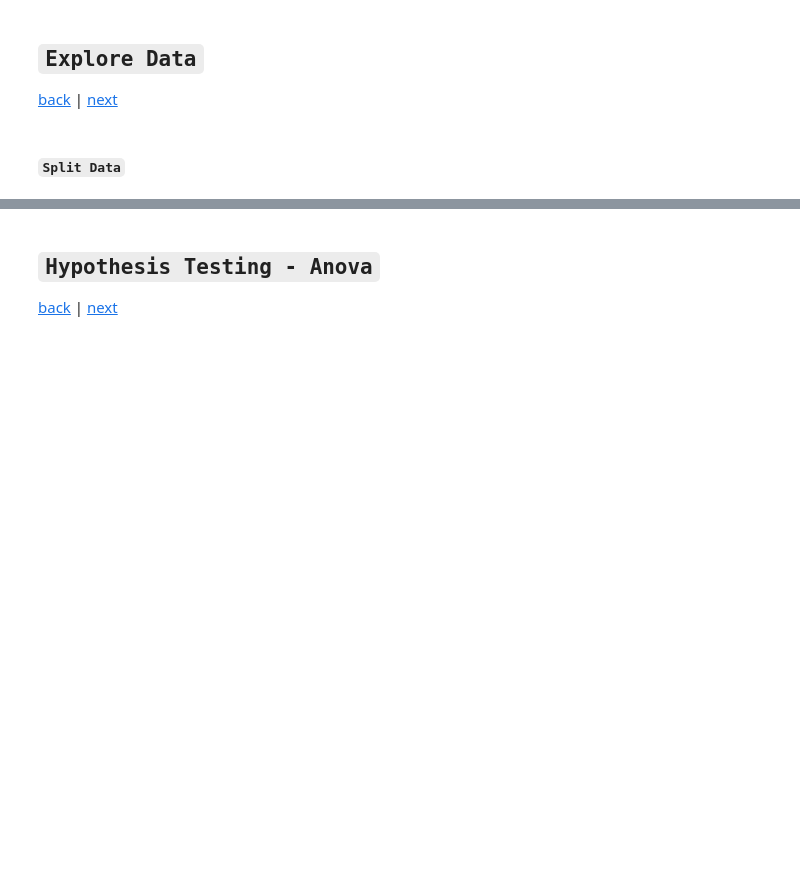
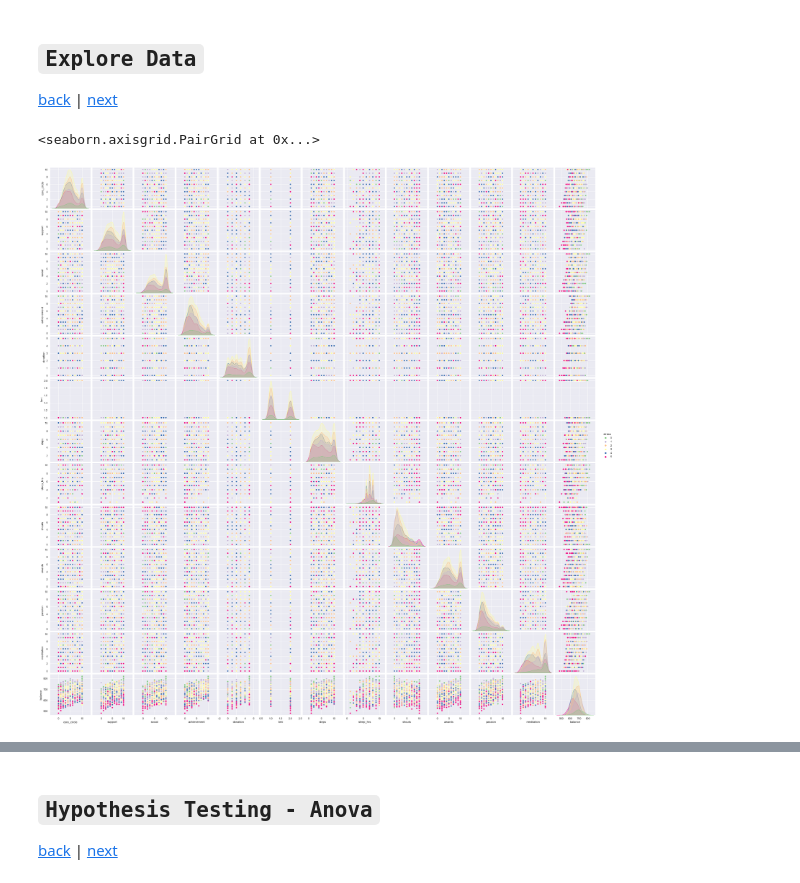
Before and after one commit to barbmarques/Lifestyle_Predictors_of_Personal_Achievement, a Jupyter notebook: Wellbeing.ipynb, the cells around one changed output, grey strips where cells are left out. Saved outputs shown, nothing was run; the diff lists cells and outputs as text; code cells hidden in the pictures; blank space fills up the shorter version.

````diff
--- a/Wellbeing.ipynb
+++ b/Wellbeing.ipynb
@@ -162,0 +233,5 @@ df
+# %%
+#splitting data for exploration
+train, validate, test = prepare.train_validate_test_split(df, 'achievement', seed=123)
+
+train.shape, validate.shape, test.shape
@@ -164,6 +258,8 @@ df
 <a id='EX'></a>
 ## ```Explore Data```
 [back](#back) | [next](#HY)
-# %% [markdown]
-<a id='SD'></a>
-#### ```Split Data```
+# %%
+sns.pairplot(train, hue = 'stress', palette = 'Accent')
+# %% [output]
+<seaborn.axisgrid.PairGrid at 0x...>
+[figure, added]
````
Also changed, not shown: parts of 23 cells of this notebook, 3 other files.
